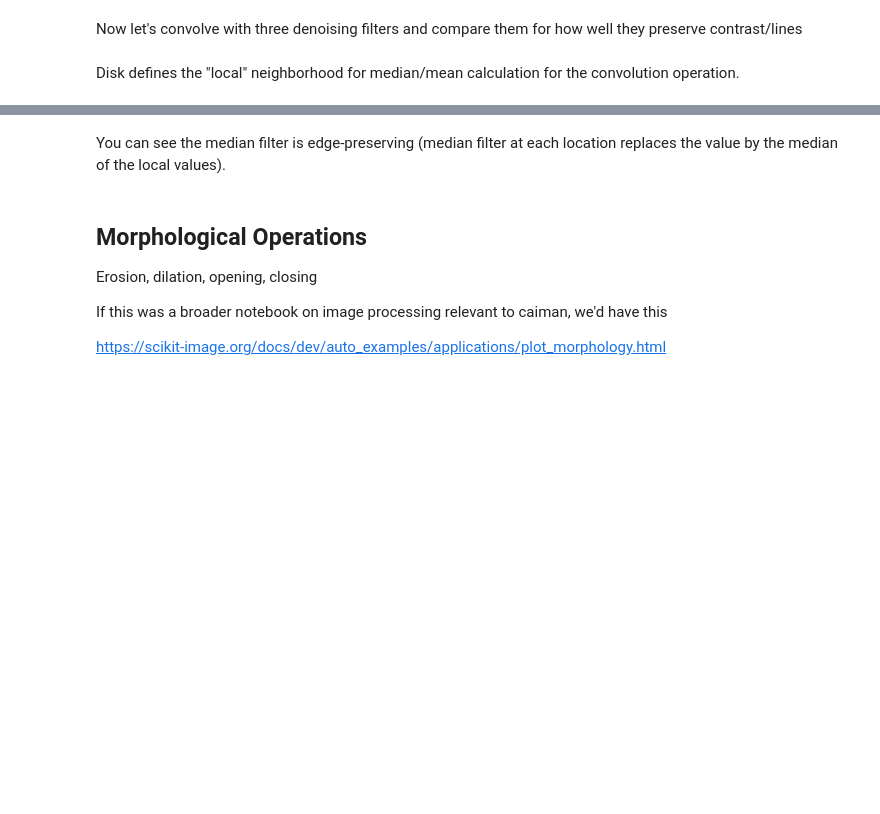
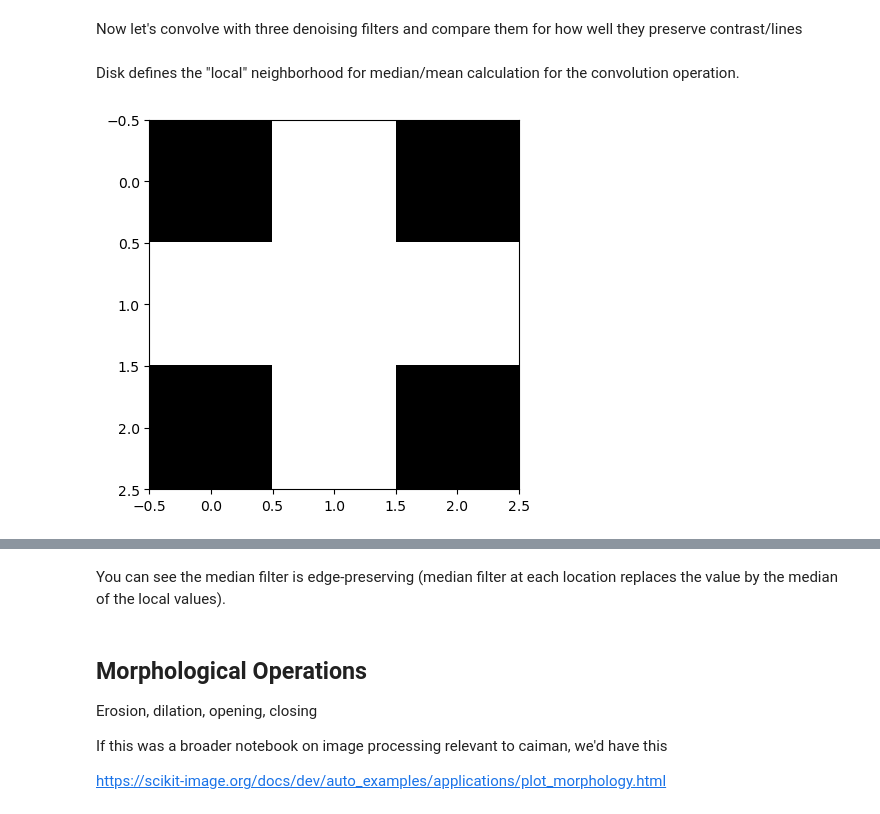
Before and after one commit to EricThomson/CCN_caiman_mesmerize_workshop_2023, a Jupyter notebook: preprocessing/preprocessing.ipynb, the cells around one changed output, grey strips where cells are left out. Drawn from its saved outputs; the diff is of its cells as text; code cells hidden in the pictures; blank space fills up the shorter version.

```diff
--- a/preprocessing/preprocessing.ipynb
+++ b/preprocessing/preprocessing.ipynb
@@ -133,7 +161,9 @@ from skimage.morphology import disk
 Disk defines the "local" neighborhood for median/mean calculation for the convolution operation.
 # %%
 disk1 = disk(1)
-plt.imshow(disk1, cmap='gr);
+plt.imshow(disk1, cmap='gray');
+# %% [output]
+[figure, added]
 # %%
 median_filtered = filters.median(noisy_mri, disk(1))
 mean_filtered = filters.rank.mean(noisy_mri, disk(1))
```
Also changed, not shown: parts of 21 cells of this notebook.
